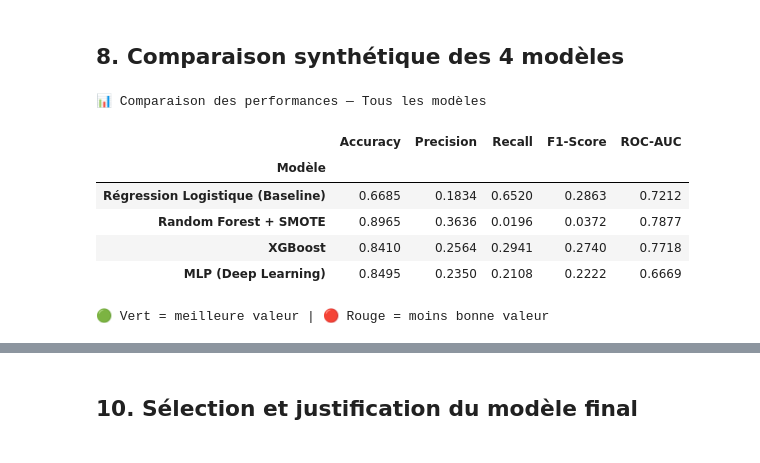
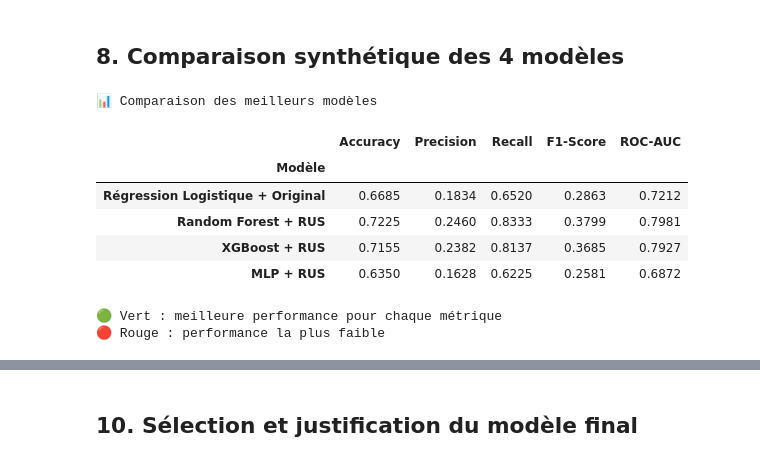
Before and after one commit to imensouidi/Customer-churn-ai, a Jupyter notebook: notebooks/03_Modeling.ipynb, the cells around one changed output, grey strips where cells are left out. Drawn from its saved outputs; the diff is of its cells as text; code cells hidden in the pictures.

```diff
--- a/notebooks/03_Modeling.ipynb
+++ b/notebooks/03_Modeling.ipynb
@@ -248,5 +462,5 @@ Le MLP (Multi-Layer Perceptron) est un réseau de neurones à couches cachées.
 # %%
-mlp = MLPClassifier(
+best_mlp = MLPClassifier(
     hidden_layer_sizes=(128, 64, 32),
     activation='relu',
     solver='adam',
@@ -259,7 +473,15 @@ mlp = MLPClassifier(
     n_iter_no_change=20,
     random_state=42
 )
-mlp.fit(X_train_smote, y_train_smote)
-print(f'✅ MLP entraîné ! ({mlp.n_iter_} itérations)')
-metrics_mlp = evaluate_model(mlp, X_test, y_test, model_name='MLP (Deep Learning)')
+
+best_mlp.fit(X_train_rus, y_train_rus)
+
+print(f'✅ MLP final entraîné ! ({best_mlp.n_iter_} itérations)')
+
+metrics_mlp = evaluate_model(
+    best_mlp,
+    X_test,
+    y_test,
+    model_name='MLP + RUS'
+)
 # %% [output]
@@ -304,25 +544,37 @@ La régularisation L2 (`alpha=0.001`) et l'early stopping contrôlent le surappr
 # %% [markdown]
 ## 8. Comparaison synthétique des 4 modèles
 # %%
-all_metrics = [metrics_lr, metrics_rf, metrics_xgb, metrics_mlp]
-results_df  = pd.DataFrame(all_metrics).set_index('Modèle')
+# Comparaison des meilleurs modèles
 
-print('📊 Comparaison des performances — Tous les modèles')
+all_metrics = [
+    metrics_lr,
+    metrics_rf,
+    metrics_xgb,
+    metrics_mlp
+]
+
+results_df = pd.DataFrame(all_metrics).set_index("Modèle")
+
+print("📊 Comparaison des meilleurs modèles")
+
 display(
     results_df.style
-    .highlight_max(axis=0, color='#d4f0d4')
-    .highlight_min(axis=0, color='#f0d4d4')
-    .format('{:.4f}')
+        .highlight_max(axis=0, color="#d4f0d4")
+        .highlight_min(axis=0, color="#f8d7da")
+        .format("{:.4f}")
 )
-print('\n🟢 Vert = meilleure valeur | 🔴 Rouge = moins bonne valeur')
+
+print("\n🟢 Vert : meilleure performance pour chaque métrique")
+print("🔴 Rouge : performance la plus faible")
 # %% [output]
-📊 Comparaison des performances — Tous les modèles
+📊 Comparaison des meilleurs modèles
 |  | Accuracy | Precision | Recall | F1-Score | ROC-AUC |
 | Modèle |  |  |  |  |  |
-| Régression Logistique (Baseline) | 0.6685 | 0.1834 | 0.6520 | 0.2863 | 0.7212 |
-| Random Forest + SMOTE | 0.8965 | 0.3636 | 0.0196 | 0.0372 | 0.7877 |
-| XGBoost | 0.8410 | 0.2564 | 0.2941 | 0.2740 | 0.7718 |
-| MLP (Deep Learning) | 0.8495 | 0.2350 | 0.2108 | 0.2222 | 0.6669 |
+| Régression Logistique + Original | 0.6685 | 0.1834 | 0.6520 | 0.2863 | 0.7212 |
+| Random Forest + RUS | 0.7225 | 0.2460 | 0.8333 | 0.3799 | 0.7981 |
+| XGBoost + RUS | 0.7155 | 0.2382 | 0.8137 | 0.3685 | 0.7927 |
+| MLP + RUS | 0.6350 | 0.1628 | 0.6225 | 0.2581 | 0.6872 |
-🟢 Vert = meilleure valeur | 🔴 Rouge = moins bonne valeur
+🟢 Vert : meilleure performance pour chaque métrique
+🔴 Rouge : performance la plus faible
 # %%
 metrics_to_plot = ['Recall', 'F1-Score', 'ROC-AUC', 'Precision', 'Accuracy']
```
Also changed, not shown: parts of 29 cells of this notebook, 4 other files.
